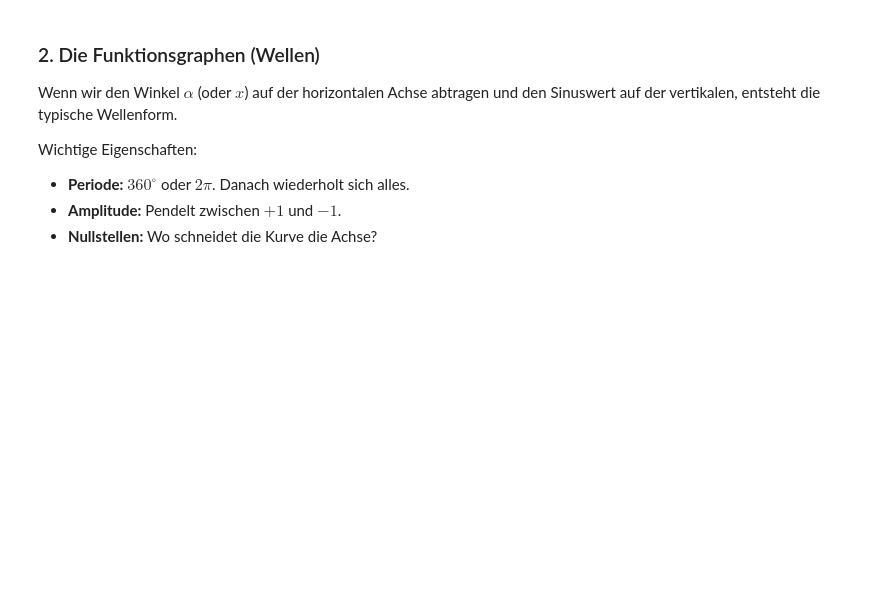
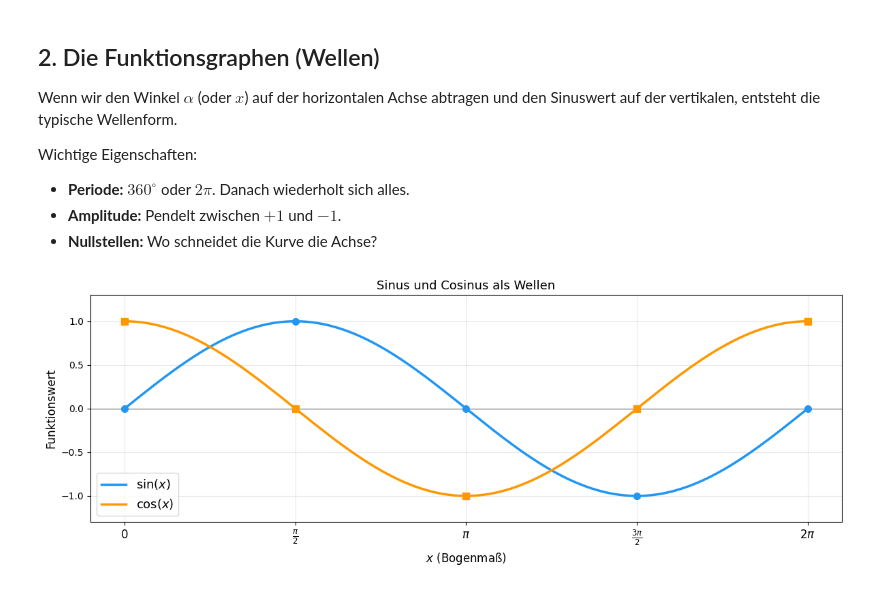
Before and after one commit to Officialstjp/python-math, a Jupyter notebook: Foundations/04_Trigonometrie/02_Einheitskreis_und_Funktionen.ipynb, the cells around one changed output. Cells and saved outputs as stored; diff of their text form; code cells hidden in the pictures; blank space fills up the shorter version.

```diff
--- a/Foundations/04_Trigonometrie/02_Einheitskreis_und_Funktionen.ipynb
+++ b/Foundations/04_Trigonometrie/02_Einheitskreis_und_Funktionen.ipynb
@@ -30,5 +114,5 @@ Damit können wir plötzlich auch den Sinus von $120^\circ$ oder $-30^\circ$ bes
 # %% [markdown]
-### 2. Die Funktionsgraphen (Wellen)
+## 2. Die Funktionsgraphen (Wellen)
 
 Wenn wir den Winkel $\alpha$ (oder $x$) auf der horizontalen Achse abtragen und den Sinuswert auf der vertikalen, entsteht die typische Wellenform.
 
@@ -42 +123,34 @@ Wichtige Eigenschaften:
+# %%
+# --- Visualisierung: Sinus- und Cosinuswelle ---
+
+x = np.linspace(0, 2 * np.pi, 500)
+fig, ax = plt.subplots(figsize=(12, 4.5))
+
+ax.plot(x, np.sin(x), color='#2196F3', linewidth=2.5, label='$\\sin(x)$')
+ax.plot(x, np.cos(x), color='#FF9800', linewidth=2.5, label='$\\cos(x)$')
+
+# Wichtige Punkte markieren
+wichtige_winkel = [0, np.pi/2, np.pi, 3*np.pi/2, 2*np.pi]
+labels = ['$0$', '$\\frac{\\pi}{2}$', '$\\pi$', '$\\frac{3\\pi}{2}$', '$2\\pi$']
+
+for xw, lab in zip(wichtige_winkel, labels):
+    ax.plot(xw, np.sin(xw), 'o', color='#2196F3', markersize=7, zorder=5)
+    ax.plot(xw, np.cos(xw), 's', color='#FF9800', markersize=7, zorder=5)
+
+ax.set_xticks(wichtige_winkel)
+ax.set_xticklabels(labels, fontsize=12)
+ax.set_yticks([-1, -0.5, 0, 0.5, 1])
+
+ax.axhline(0, color='black', linewidth=0.5)
+ax.grid(True, alpha=0.3)
+ax.legend(fontsize=13)
+ax.set_xlabel('$x$ (Bogenmaß)', fontsize=12)
+ax.set_ylabel('Funktionswert', fontsize=12)
+ax.set_title('Sinus und Cosinus als Wellen', fontsize=13)
+ax.set_ylim(-1.3, 1.3)
+
+plt.tight_layout()
+plt.show()
+# %% [output]
+[figure, added]
 # %% [markdown]
```
Also changed, not shown: parts of 16 cells of this notebook, 43 other files.
